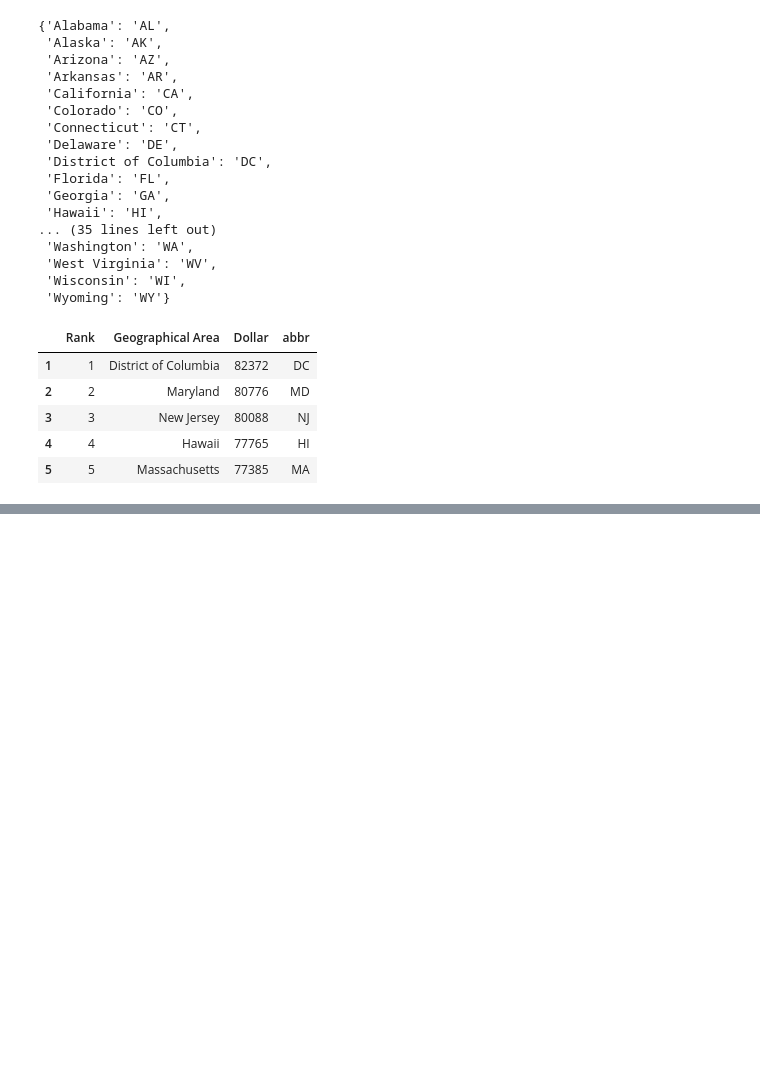
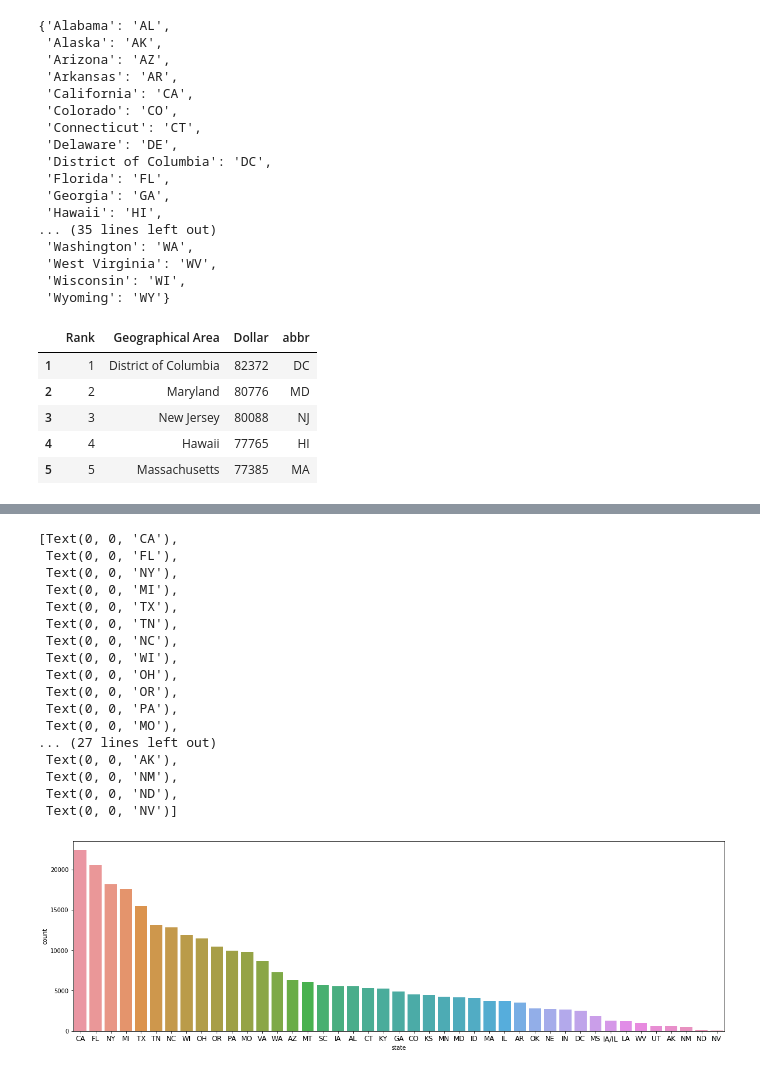
Before and after one commit to zxhuang96/used_car_pricing, a Jupyter notebook: Feature_Engineering/expand_features.ipynb, the cells around one changed output, grey strips where cells are left out. Cells and saved outputs as stored; diff of their text form; code cells hidden in the pictures; blank space fills up the shorter version.

```diff
--- a/Feature_Engineering/expand_features.ipynb
+++ b/Feature_Engineering/expand_features.ipynb
@@ -88,0 +203,23 @@ median_household_income.to_csv("median_household_income2017.csv",index=False)
+# %%
+plt.figure(figsize=(20,6))
+ax = sns.countplot(x='state',data=data,order=data['state'].value_counts().index);
+ax.set_xticklabels(ax.get_xticklabels(), fontsize=12)
+# %% [output]
+[Text(0, 0, 'CA'),
+ Text(0, 0, 'FL'),
+ Text(0, 0, 'NY'),
+ Text(0, 0, 'MI'),
+ Text(0, 0, 'TX'),
+ Text(0, 0, 'TN'),
+ Text(0, 0, 'NC'),
+ Text(0, 0, 'WI'),
+ Text(0, 0, 'OH'),
+ Text(0, 0, 'OR'),
+ Text(0, 0, 'PA'),
+ Text(0, 0, 'MO'),
+... (27 lines left out)
+ Text(0, 0, 'AK'),
+ Text(0, 0, 'NM'),
+ Text(0, 0, 'ND'),
+ Text(0, 0, 'NV')]
+[figure, added]
```
Also changed, not shown: parts of 45 cells of this notebook.
